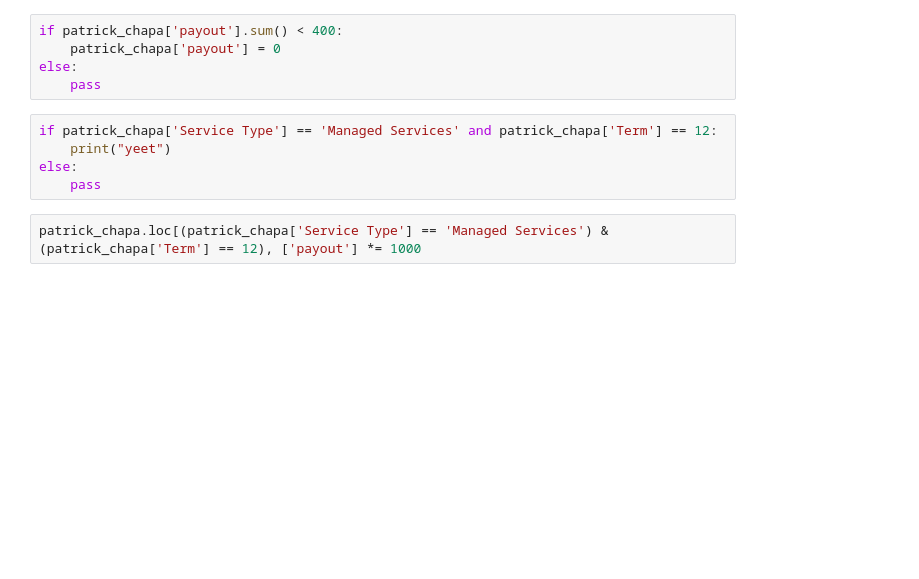
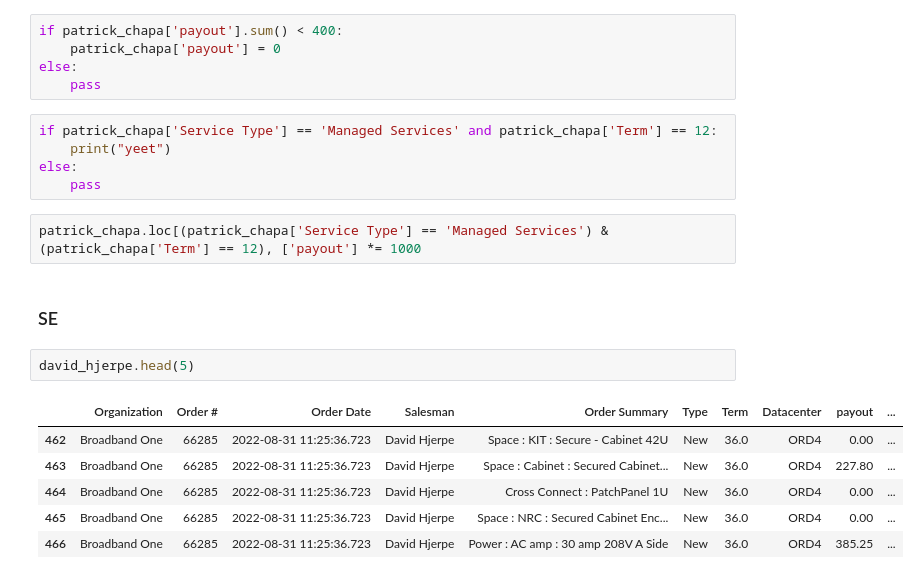
Before and after one commit to maxca17/DB_Commissions, a Jupyter notebook: Commishes/Main/Main.ipynb, the cells around one changed output. Saved outputs shown, nothing was run; the diff lists cells and outputs as text; blank space fills up the shorter version.

```diff
--- a/Commishes/Main/Main.ipynb
+++ b/Commishes/Main/Main.ipynb
@@ -613,3 +660,14 @@ else:
     pass
 # %%
 patrick_chapa.loc[(patrick_chapa['Service Type'] == 'Managed Services') & (patrick_chapa['Term'] == 12), ['payout'] *= 1000
+# %% [markdown]
+### SE
+# %%
+david_hjerpe.head(5)
+# %% [output]
+|  | Organization | Order # | Order Date | Salesman | Order Summary | Type | Term | Datacenter | payout | ... |
+| 462 | Broadband One | 66285 | 2022-08-31 11:25:36.723 | David Hjerpe | Space : KIT : Secure - Cabinet 42U | New | 36.0 | ORD4 | 0.00 | ... |
+| 463 | Broadband One | 66285 | 2022-08-31 11:25:36.723 | David Hjerpe | Space : Cabinet : Secured Cabinet... | New | 36.0 | ORD4 | 227.80 | ... |
+| 464 | Broadband One | 66285 | 2022-08-31 11:25:36.723 | David Hjerpe | Cross Connect : PatchPanel 1U | New | 36.0 | ORD4 | 0.00 | ... |
+| 465 | Broadband One | 66285 | 2022-08-31 11:25:36.723 | David Hjerpe | Space : NRC : Secured Cabinet Enc... | New | 36.0 | ORD4 | 0.00 | ... |
+| 466 | Broadband One | 66285 | 2022-08-31 11:25:36.723 | David Hjerpe | Power : AC amp : 30 amp 208V A Side | New | 36.0 | ORD4 | 385.25 | ... |
```
Also changed, not shown: parts of 13 cells of this notebook, 24 other files.
